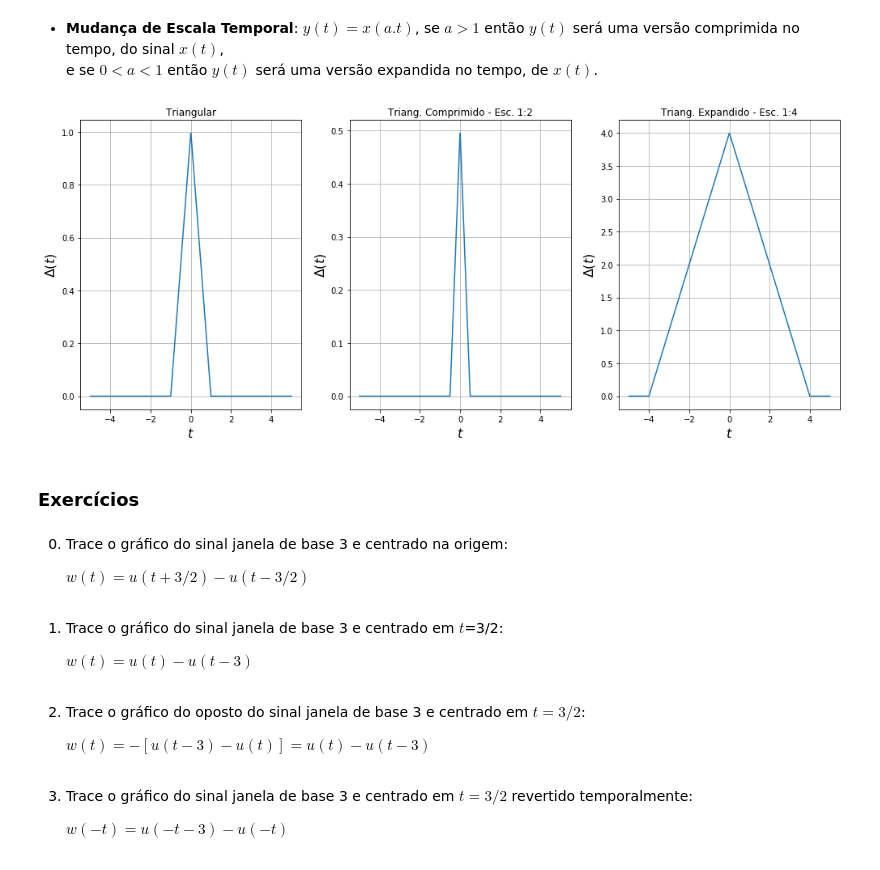
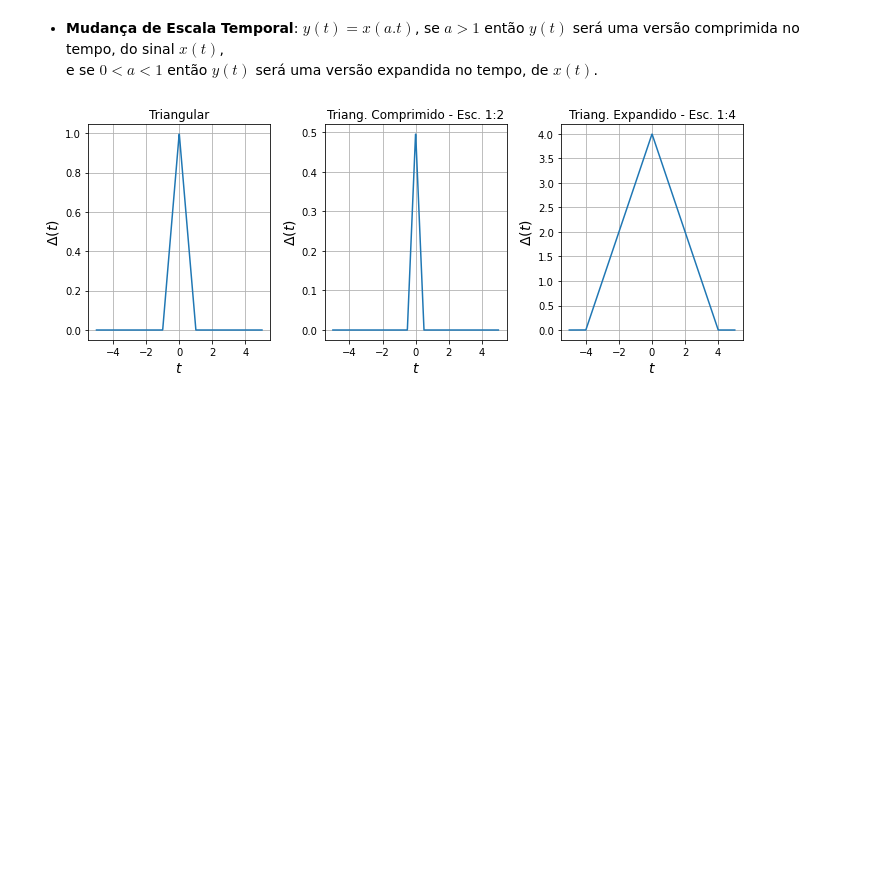
Before and after one commit to kaw19/linear_systems, a Jupyter notebook: 01 sinais/SL_Lab_01_Sinais_Elementares_git.ipynb, the cells around one changed output. Drawn from its saved outputs; the diff is of its cells as text; code cells hidden in the pictures; blank space fills up the shorter version.

```diff
--- a/01 sinais/SL_Lab_01_Sinais_Elementares_git.ipynb
+++ b/01 sinais/SL_Lab_01_Sinais_Elementares_git.ipynb
@@ -185,7 +201,7 @@ $$x(t)=e^{-\alpha t}A.sen(\omega.t+\theta),\;\;\;\;\textrm{para}\;\;\;\alpha>0$$
 # %%
 # Senóide Exponencialmente Amortecida
 t = linspace(-5,5,1000)
-A = 2.; f = 1; omega = 2*pi*f; fase = 0; alfa = -0.5
+A = 2.; f = 1; omega = 2*pi*f; fase = 0; alfa = 0.5
 x = exp(-alfa*t)*A*sin(omega*t + fase)                  # cossenóide exponencialmente amortecida
 
 figure(figsize=(10, 4))
@@ -274,40 +311,27 @@ xlabel('$t$',fontsize=16); ylabel('$ret(t)$',fontsize=16); title('Pulso Retangul
 # %%
 '''Sinal Triangular - Comprimido e Expandido no tempo'''
 from numpy import linspace, zeros
-from pylab import plot, grid, xlabel, ylabel, title, subplot, subplots, tight_layout, legend
+from pylab import plot, grid, xlabel, ylabel, ylim, title, subplot, subplots, tight_layout, legend, figure
 
-t = linspace(-5,5,1000)
-#s = zeros(1000)                                # sinal triangular
+t = linspace(-5,5,1000)                         # sinal triangular
 #s[(t>=-2)*(t<0)] = t[(t>=-2)*(t<0)] + 2        # subida: -2 < t < 0
 #s[(t>=0)*(t<2)] = -(t[(t>=0)*(t<2)] - 2)       # descida: 0 < t < 2
-s = triang(t)                                   # sinal triangular de base 2 centrado na origem
+s = triang(t)                                   # sinal triangular de base 2 s., centrado na origem
 
-subplots(figsize=(14,6))
+subplots(figsize=(10,4))
 subplot(131); plot(t,s); grid('on')
-xlabel('$t$',fontsize=16); ylabel('$\Delta(t)$',fontsize=16); title('Triangular')
+xlabel('$t$',fontsize=14); ylabel('$\Delta(t)$',fontsize=14); title('Triangular')
 
-#sc = zeros(1000)                               # sinal triangular comprimido - escala 2
-#sc[250:750] = s[::2]
-sc = triang(t,1)
+sc = triang(t,base=1)                           # sinal triangular comprimido - escala 2
 subplot(132); plot(t,sc); grid('on')
-xlabel('$t$',fontsize=16); ylabel('$\Delta(t)$',fontsize=16); title('Triang. Comprimido - Esc. 1:2')
+xlabel('$t$',fontsize=14); ylabel('$\Delta(t)$',fontsize=14); title('Triang. Comprimido - Esc. 1:2')
 
 #se = zeros(1000)                               # sinal triangular estendido - escala 1/4
 #se[0::2] = s[250:750]
 #se[1::2] = s[250:750]
-se = triang(t,8)
+se = triang(t,base=8)
 subplot(133); plot(t,se); grid('on')
-xlabel('$t$',fontsize=16); ylabel('$\Delta(t)$',fontsize=16); title('Triang. Expandido - Esc. 1:4')
+xlabel('$t$',fontsize=14); ylabel('$\Delta(t)$',fontsize=14); title('Triang. Expandido - Esc. 1:4')
 tight_layout()
 # %% [output]
-[figure, old version]
+[figure, new version]
-# %% [markdown]
-### Exercícios
-# %% [markdown]
-0. Trace o gráfico do sinal janela de base 3 e centrado na origem: <p>$w(t)=u(t+3/2)-u(t-3/2)$
-# %% [markdown]
-1. Trace o gráfico do sinal janela de base 3 e centrado em $t$=3/2: <p>$w(t)=u(t)-u(t-3)$
-# %% [markdown]
-2. Trace o gráfico do oposto do sinal janela de base 3 e centrado em $t=3/2$: <p>$w(t)=-[u(t-3)-u(t)]=u(t)-u(t-3)$
-# %% [markdown]
-3. Trace o gráfico do sinal janela de base 3 e centrado em $t=3/2$ revertido temporalmente: <p>$w(-t)=u(-t-3)-u(-t)$
```
Also changed, not shown: parts of 23 cells of this notebook.
